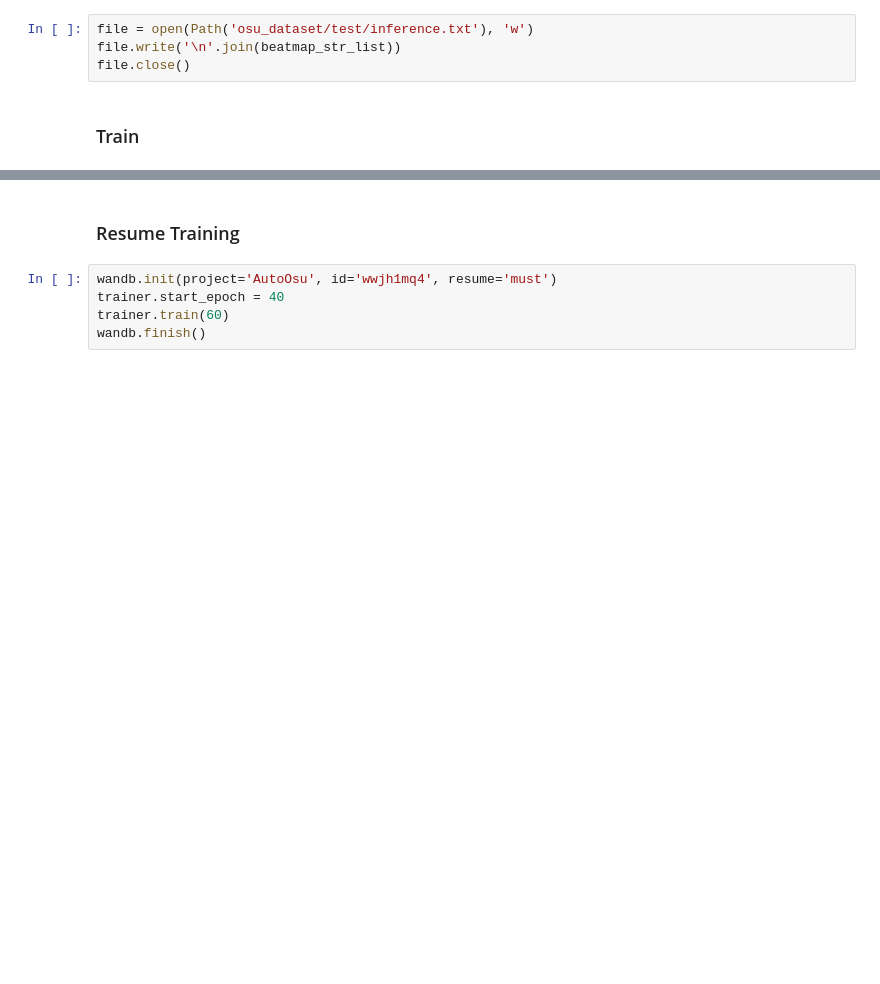
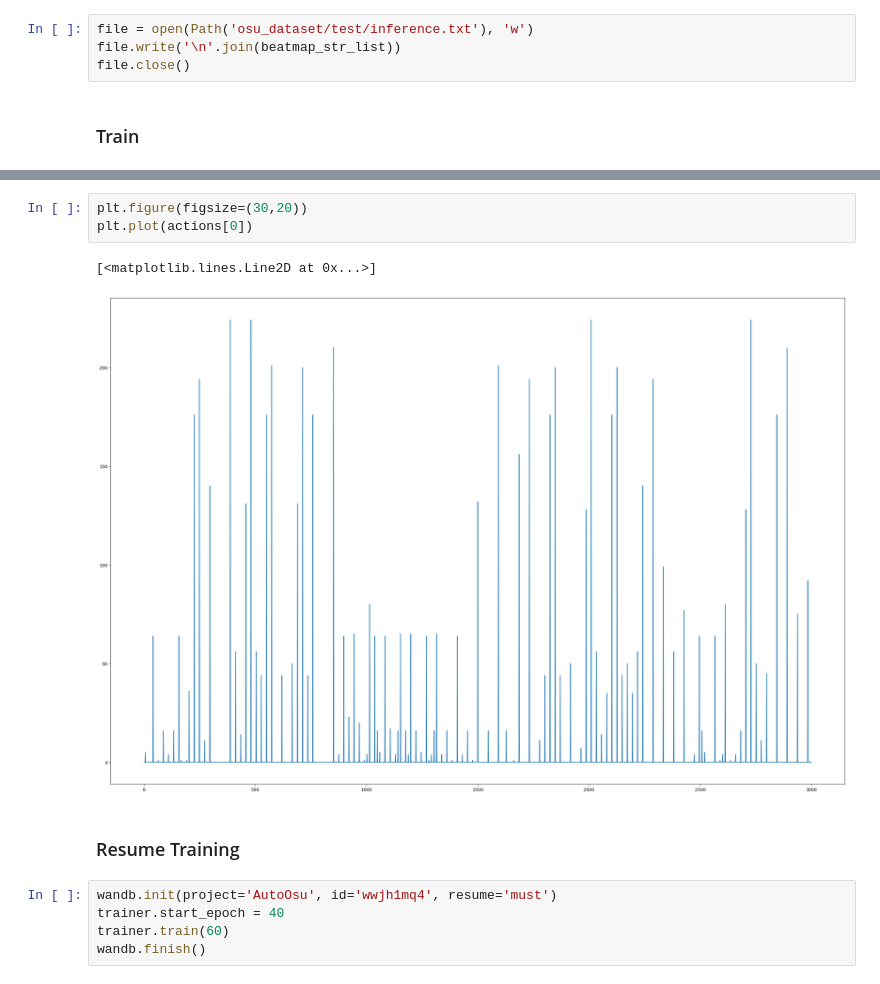
Before and after one commit to issyun/AutoOsu, a Jupyter notebook: model.ipynb, the cells around one changed output, grey strips where cells are left out. Saved outputs shown, nothing was run; the diff lists cells and outputs as text; blank space fills up the shorter version.

```diff
--- a/model.ipynb
+++ b/model.ipynb
@@ -473,3 +521,9 @@ trainer.train(hyperparams['num_epochs'], log_to_wandb=True, hyperparams=hyperpar
+# %%
+plt.figure(figsize=(30,20))
+plt.plot(actions[0])
+# %% [output]
+[<matplotlib.lines.Line2D at 0x...>]
+[figure, added]
 # %% [markdown]
 ### Resume Training
 # %%
```
Also changed, not shown: parts of 10 cells of this notebook.
